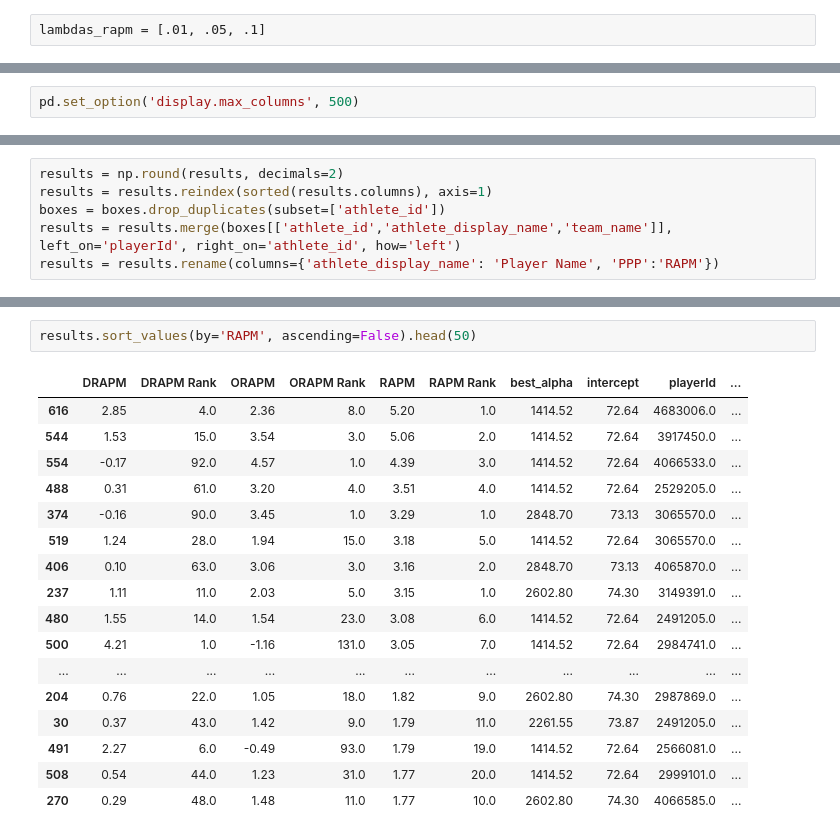
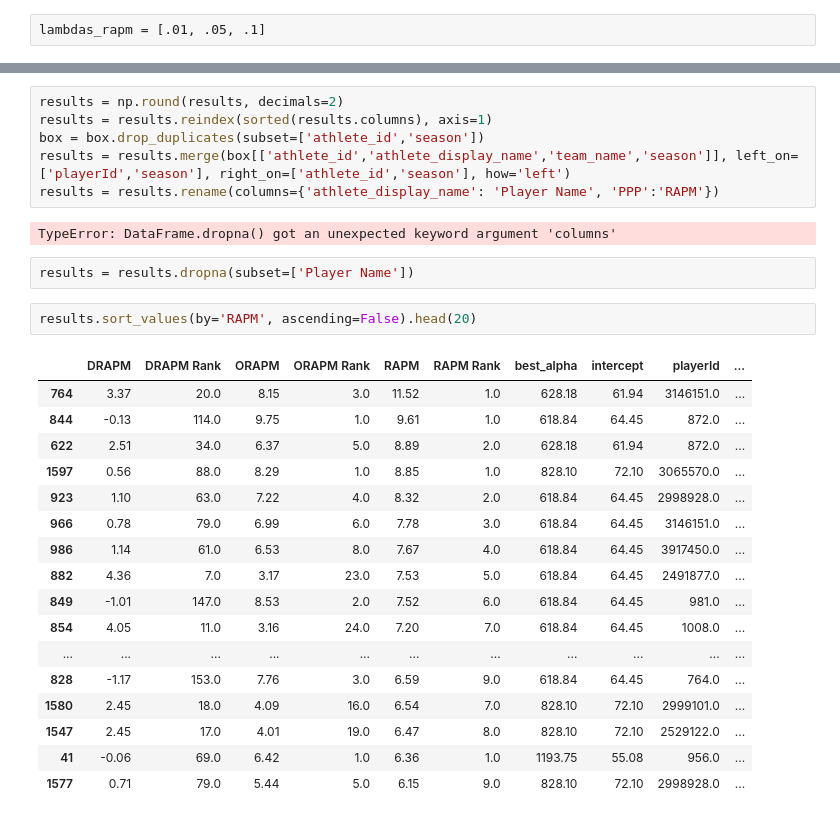
Before and after one commit to williambjames/wnba, a Jupyter notebook: wnba_rapm.ipynb, the cells around one changed output, grey strips where cells are left out. Cells and saved outputs as stored; diff of their text form.

```diff
--- a/wnba_rapm.ipynb
+++ b/wnba_rapm.ipynb
@@ -319,2 +496,0 @@ Processing season: 2024
-# %%
-pd.set_option('display.max_columns', 500)
@@ -329,9 +497,3 @@ pd.set_option('display.max_columns', 500)
-# %%
-results = np.round(results, decimals=2)
-results = results.reindex(sorted(results.columns), axis=1)
-boxes = boxes.drop_duplicates(subset=['athlete_id'])
-results = results.merge(boxes[['athlete_id','athlete_display_name','team_name']], left_on='playerId', right_on='athlete_id', how='left')
-results = results.rename(columns={'athlete_display_name': 'Player Name', 'PPP':'RAPM'})
 # %%
 results
 # %% [output]
@@ -351,23 +519,33 @@ results
+# %%
+results = np.round(results, decimals=2)
+results = results.reindex(sorted(results.columns), axis=1)
+box = box.drop_duplicates(subset=['athlete_id','season'])
+results = results.merge(box[['athlete_id','athlete_display_name','team_name','season']], left_on=['playerId','season'], right_on=['athlete_id','season'], how='left')
+results = results.rename(columns={'athlete_display_name': 'Player Name', 'PPP':'RAPM'})
+# %% [output]
+TypeError: DataFrame.dropna() got an unexpected keyword argument 'columns'
+# %%
+results = results.dropna(subset=['Player Name'])
 # %%
-results.sort_values(by='RAPM', ascending=False).head(50)
+results.sort_values(by='RAPM', ascending=False).head(20)
 # %% [output]
 |  | DRAPM | DRAPM Rank | ORAPM | ORAPM Rank | RAPM | RAPM Rank | best_alpha | intercept | playerId | ... |
-| 616 | 2.85 | 4.0 | 2.36 | 8.0 | 5.20 | 1.0 | 1414.52 | 72.64 | 4683006.0 | ... |
-| 544 | 1.53 | 15.0 | 3.54 | 3.0 | 5.06 | 2.0 | 1414.52 | 72.64 | 3917450.0 | ... |
-| 554 | -0.17 | 92.0 | 4.57 | 1.0 | 4.39 | 3.0 | 1414.52 | 72.64 | 4066533.0 | ... |
-| 488 | 0.31 | 61.0 | 3.20 | 4.0 | 3.51 | 4.0 | 1414.52 | 72.64 | 2529205.0 | ... |
-| 374 | -0.16 | 90.0 | 3.45 | 1.0 | 3.29 | 1.0 | 2848.70 | 73.13 | 3065570.0 | ... |
-| 519 | 1.24 | 28.0 | 1.94 | 15.0 | 3.18 | 5.0 | 1414.52 | 72.64 | 3065570.0 | ... |
-| 406 | 0.10 | 63.0 | 3.06 | 3.0 | 3.16 | 2.0 | 2848.70 | 73.13 | 4065870.0 | ... |
-| 237 | 1.11 | 11.0 | 2.03 | 5.0 | 3.15 | 1.0 | 2602.80 | 74.30 | 3149391.0 | ... |
-| 480 | 1.55 | 14.0 | 1.54 | 23.0 | 3.08 | 6.0 | 1414.52 | 72.64 | 2491205.0 | ... |
-| 500 | 4.21 | 1.0 | -1.16 | 131.0 | 3.05 | 7.0 | 1414.52 | 72.64 | 2984741.0 | ... |
+| 764 | 3.37 | 20.0 | 8.15 | 3.0 | 11.52 | 1.0 | 628.18 | 61.94 | 3146151.0 | ... |
+| 844 | -0.13 | 114.0 | 9.75 | 1.0 | 9.61 | 1.0 | 618.84 | 64.45 | 872.0 | ... |
+| 622 | 2.51 | 34.0 | 6.37 | 5.0 | 8.89 | 2.0 | 628.18 | 61.94 | 872.0 | ... |
+| 1597 | 0.56 | 88.0 | 8.29 | 1.0 | 8.85 | 1.0 | 828.10 | 72.10 | 3065570.0 | ... |
+| 923 | 1.10 | 63.0 | 7.22 | 4.0 | 8.32 | 2.0 | 618.84 | 64.45 | 2998928.0 | ... |
+| 966 | 0.78 | 79.0 | 6.99 | 6.0 | 7.78 | 3.0 | 618.84 | 64.45 | 3146151.0 | ... |
+| 986 | 1.14 | 61.0 | 6.53 | 8.0 | 7.67 | 4.0 | 618.84 | 64.45 | 3917450.0 | ... |
+| 882 | 4.36 | 7.0 | 3.17 | 23.0 | 7.53 | 5.0 | 618.84 | 64.45 | 2491877.0 | ... |
+| 849 | -1.01 | 147.0 | 8.53 | 2.0 | 7.52 | 6.0 | 618.84 | 64.45 | 981.0 | ... |
+| 854 | 4.05 | 11.0 | 3.16 | 24.0 | 7.20 | 7.0 | 618.84 | 64.45 | 1008.0 | ... |
 | ... | ... | ... | ... | ... | ... | ... | ... | ... | ... | ... |
-| 204 | 0.76 | 22.0 | 1.05 | 18.0 | 1.82 | 9.0 | 2602.80 | 74.30 | 2987869.0 | ... |
-| 30 | 0.37 | 43.0 | 1.42 | 9.0 | 1.79 | 11.0 | 2261.55 | 73.87 | 2491205.0 | ... |
-| 491 | 2.27 | 6.0 | -0.49 | 93.0 | 1.79 | 19.0 | 1414.52 | 72.64 | 2566081.0 | ... |
-| 508 | 0.54 | 44.0 | 1.23 | 31.0 | 1.77 | 20.0 | 1414.52 | 72.64 | 2999101.0 | ... |
-| 270 | 0.29 | 48.0 | 1.48 | 11.0 | 1.77 | 10.0 | 2602.80 | 74.30 | 4066585.0 | ... |
+| 828 | -1.17 | 153.0 | 7.76 | 3.0 | 6.59 | 9.0 | 618.84 | 64.45 | 764.0 | ... |
+| 1580 | 2.45 | 18.0 | 4.09 | 16.0 | 6.54 | 7.0 | 828.10 | 72.10 | 2999101.0 | ... |
+| 1547 | 2.45 | 17.0 | 4.01 | 19.0 | 6.47 | 8.0 | 828.10 | 72.10 | 2529122.0 | ... |
+| 41 | -0.06 | 69.0 | 6.42 | 1.0 | 6.36 | 1.0 | 1193.75 | 55.08 | 956.0 | ... |
+| 1577 | 0.71 | 79.0 | 5.44 | 5.0 | 6.15 | 9.0 | 828.10 | 72.10 | 2998928.0 | ... |
 # %%
 results.loc[results['season']==2024].groupby(['team_name'],as_index=False).agg({'RAPM':'sum'}).sort_values(by='RAPM', ascending=False)
 # %% [output]
```
Also changed, not shown: parts of 22 cells of this notebook, 5 other files.
